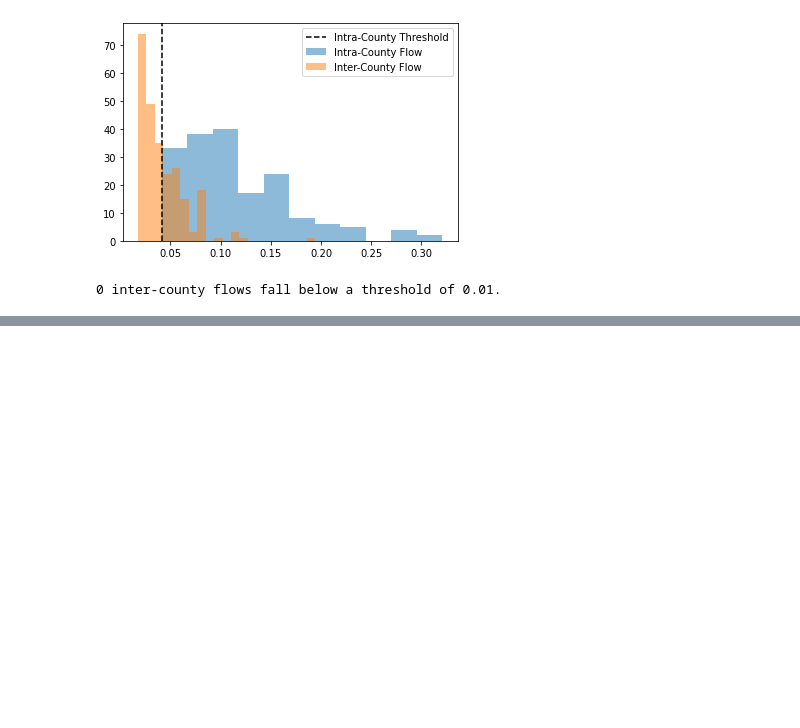
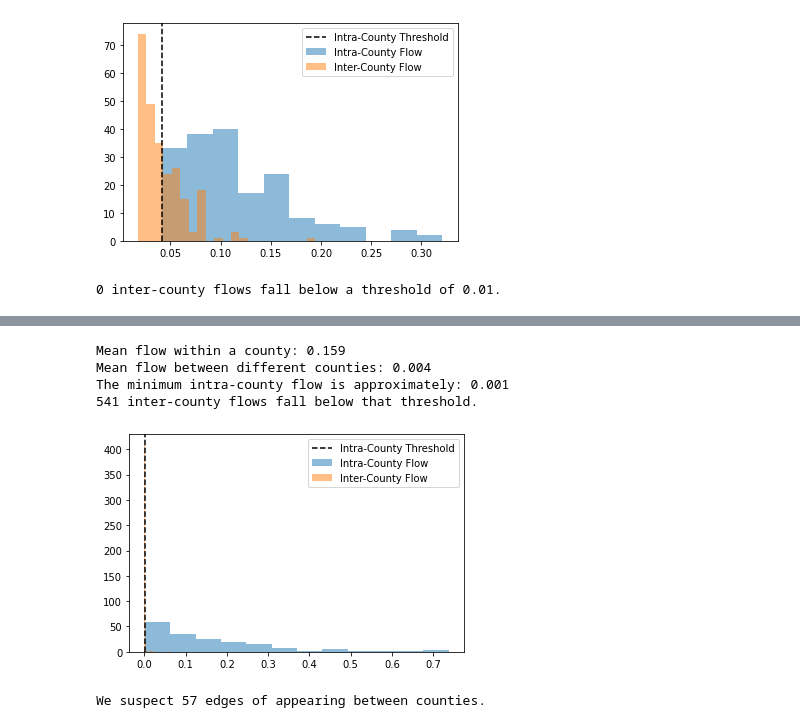
Before and after one commit to rahiakela/data-science-research-and-practice, a Jupyter notebook: data-science-bookcamp/case-study-5--predicting-future-friendships/02_dynamic_graph_theory_and_social_network_analysis.ipynb, the cells around one changed output, grey strips where cells are left out. Saved outputs shown, nothing was run; the diff lists cells and outputs as text; code cells hidden in the pictures; blank space fills up the shorter version.

```diff
--- a/data-science-bookcamp/case-study-5--predicting-future-friendships/02_dynamic_graph_theory_and_social_network_analysis.ipynb
+++ b/data-science-bookcamp/case-study-5--predicting-future-friendships/02_dynamic_graph_theory_and_social_network_analysis.ipynb
@@ -632,0 +657,10 @@ print(f"{num_below} inter-county flows fall below a threshold of 0.01.")
+# %%
+# Inflating the product of flow_matrix with itself
+flow_matrix = inflate(flow_matrix @ flow_matrix)
+compare_flow_distributions()
+# %% [output]
+Mean flow within a county: 0.159
+Mean flow between different counties: 0.004
+The minimum intra-county flow is approximately: 0.001
+541 inter-county flows fall below that threshold.
+[figure, added]
@@ -632,0 +671,7 @@ print(f"{num_below} inter-county flows fall below a threshold of 0.01.")
+# %%
+# Selecting suspected inter-county edges
+suspected_inter_county = [(i, j) for (i, j) in G.edges() if not (flow_matrix[i][j] or flow_matrix[j][i])]
+num_suspected = len(suspected_inter_county)
+print(f"We suspect {num_suspected} edges of appearing between counties.")
+# %% [output]
+We suspect 57 edges of appearing between counties.
```
Also changed, not shown: parts of 5 cells of this notebook.
